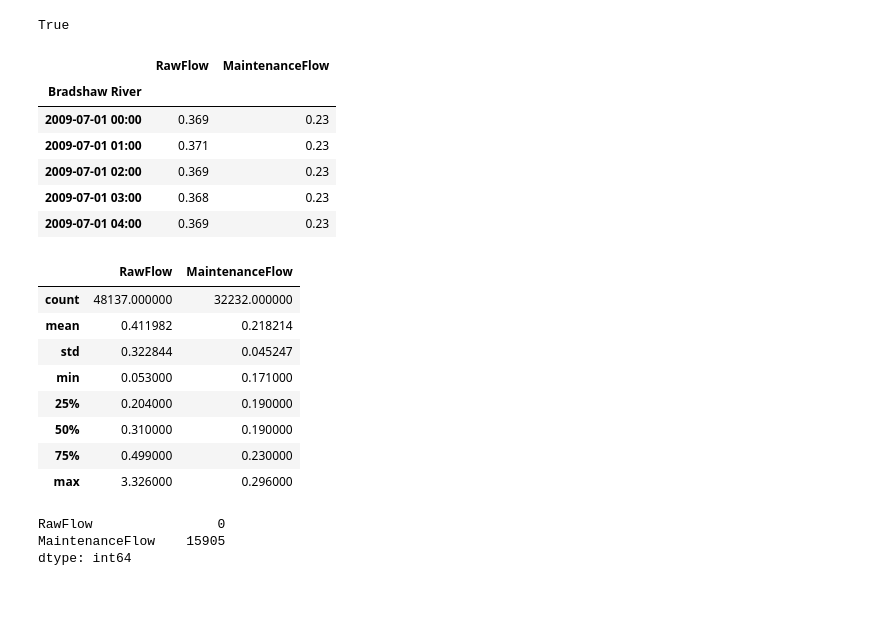
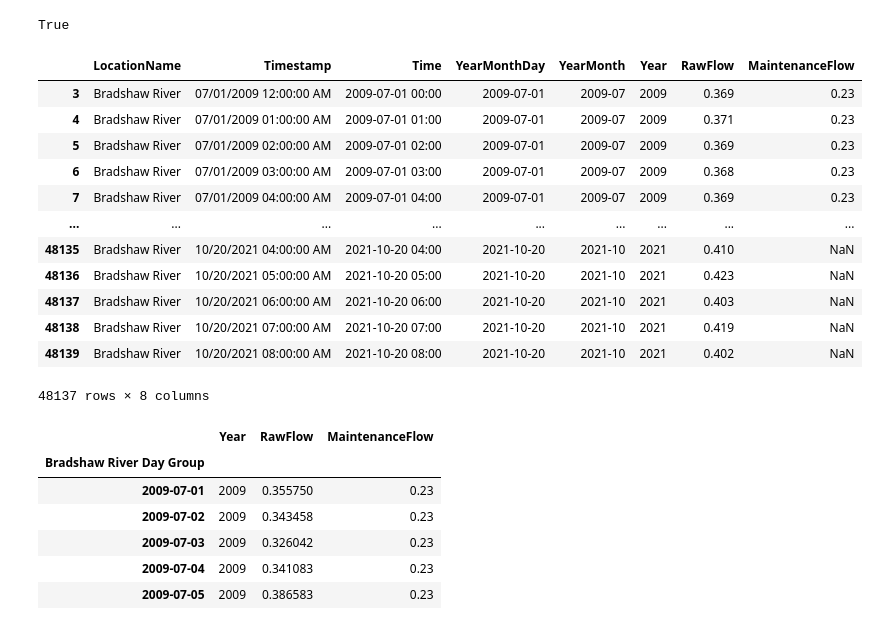
Before and after one commit to SDCoulter/pei_data, a Jupyter notebook: 04_Stream_Flow/00_data_exploration.ipynb, the cells around one changed output. Cells and saved outputs as stored; diff of their text form; code cells hidden in the pictures; blank space fills up the shorter version.

```diff
--- a/04_Stream_Flow/00_data_exploration.ipynb
+++ b/04_Stream_Flow/00_data_exploration.ipynb
@@ -70,36 +72,32 @@ df_brad.head()
 df.loc[df['LocationName'] == 'Bradshaw River'].sort_values('Time', ascending=True).equals(df.loc[df['LocationName'] == 'Bradshaw River'])
 # %% [output]
 True
-# %%
-# Clean up DataFrame to include only needed columns.
-df_brad = df_brad.drop(columns=['LocationName', 'Timestamp', 'YearMonthDay', 'YearMonth', 'Year']).set_index('Time')
-df_brad.index.name = 'Bradshaw River'
-df_brad.head()
-# %% [output]
-|  | RawFlow | MaintenanceFlow |
-| Bradshaw River |  |  |
-| 2009-07-01 00:00 | 0.369 | 0.23 |
-| 2009-07-01 01:00 | 0.371 | 0.23 |
-| 2009-07-01 02:00 | 0.369 | 0.23 |
-| 2009-07-01 03:00 | 0.368 | 0.23 |
-| 2009-07-01 04:00 | 0.369 | 0.23 |
-# %%
-# Get information about remaining columns.
-df_brad.describe()
-# %% [output]
-|  | RawFlow | MaintenanceFlow |
-| count | 48137.000000 | 32232.000000 |
-| mean | 0.411982 | 0.218214 |
-| std | 0.322844 | 0.045247 |
-| min | 0.053000 | 0.171000 |
-| 25% | 0.204000 | 0.190000 |
-| 50% | 0.310000 | 0.190000 |
-| 75% | 0.499000 | 0.230000 |
-| max | 3.326000 | 0.296000 |
-# %%
-# Check for null values.
-df_brad.isna().sum()
-# %% [output]
-RawFlow                0
-MaintenanceFlow    15905
-dtype: int64
+# %%
+df_brad
+# %% [output]
+|  | LocationName | Timestamp | Time | YearMonthDay | YearMonth | Year | RawFlow | MaintenanceFlow |
+| 3 | Bradshaw River | 07/01/2009 12:00:00 AM | 2009-07-01 00:00 | 2009-07-01 | 2009-07 | 2009 | 0.369 | 0.23 |
+| 4 | Bradshaw River | 07/01/2009 01:00:00 AM | 2009-07-01 01:00 | 2009-07-01 | 2009-07 | 2009 | 0.371 | 0.23 |
+| 5 | Bradshaw River | 07/01/2009 02:00:00 AM | 2009-07-01 02:00 | 2009-07-01 | 2009-07 | 2009 | 0.369 | 0.23 |
+| 6 | Bradshaw River | 07/01/2009 03:00:00 AM | 2009-07-01 03:00 | 2009-07-01 | 2009-07 | 2009 | 0.368 | 0.23 |
+| 7 | Bradshaw River | 07/01/2009 04:00:00 AM | 2009-07-01 04:00 | 2009-07-01 | 2009-07 | 2009 | 0.369 | 0.23 |
+| ... | ... | ... | ... | ... | ... | ... | ... | ... |
+| 48135 | Bradshaw River | 10/20/2021 04:00:00 AM | 2021-10-20 04:00 | 2021-10-20 | 2021-10 | 2021 | 0.410 | NaN |
+| 48136 | Bradshaw River | 10/20/2021 05:00:00 AM | 2021-10-20 05:00 | 2021-10-20 | 2021-10 | 2021 | 0.423 | NaN |
+| 48137 | Bradshaw River | 10/20/2021 06:00:00 AM | 2021-10-20 06:00 | 2021-10-20 | 2021-10 | 2021 | 0.403 | NaN |
+| 48138 | Bradshaw River | 10/20/2021 07:00:00 AM | 2021-10-20 07:00 | 2021-10-20 | 2021-10 | 2021 | 0.419 | NaN |
+| 48139 | Bradshaw River | 10/20/2021 08:00:00 AM | 2021-10-20 08:00 | 2021-10-20 | 2021-10 | 2021 | 0.402 | NaN |
+48137 rows × 8 columns
+# %%
+# Group by YearMonthDay and find mean for that day.
+df_brad_day = df_brad.groupby(['YearMonthDay']).mean()
+df_brad_day.index.name = "Bradshaw River Day Group"
+df_brad_day.head()
+# %% [output]
+|  | Year | RawFlow | MaintenanceFlow |
+| Bradshaw River Day Group |  |  |  |
+| 2009-07-01 | 2009 | 0.355750 | 0.23 |
+| 2009-07-02 | 2009 | 0.343458 | 0.23 |
+| 2009-07-03 | 2009 | 0.326042 | 0.23 |
+| 2009-07-04 | 2009 | 0.341083 | 0.23 |
+| 2009-07-05 | 2009 | 0.386583 | 0.23 |
```
Also changed, not shown: parts of 2 cells of this notebook.
